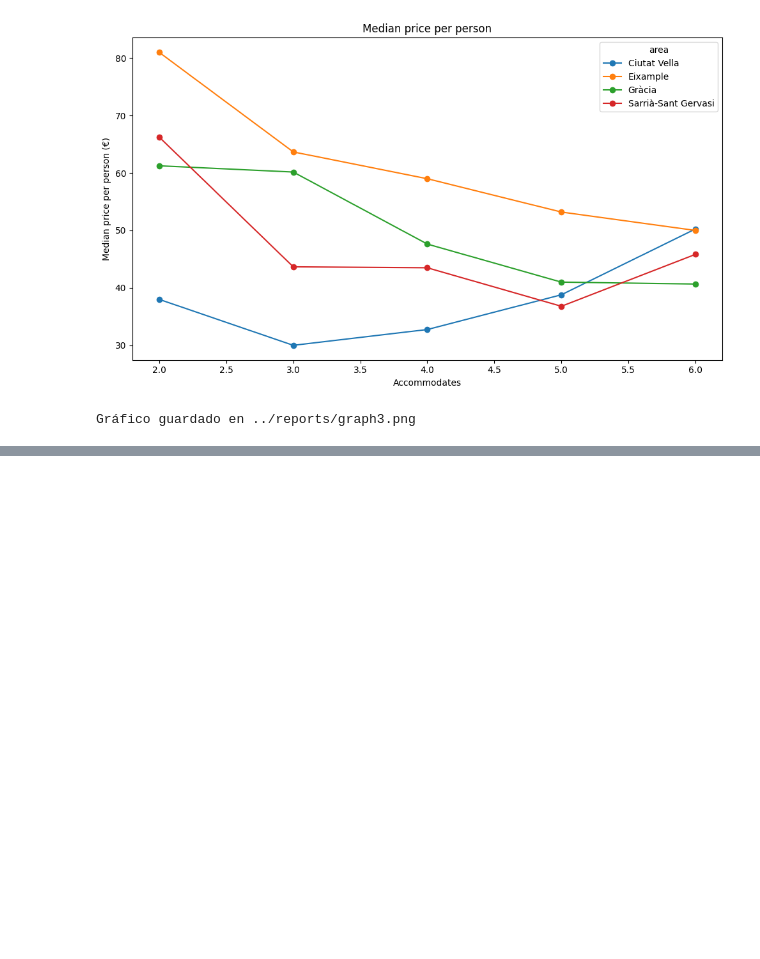
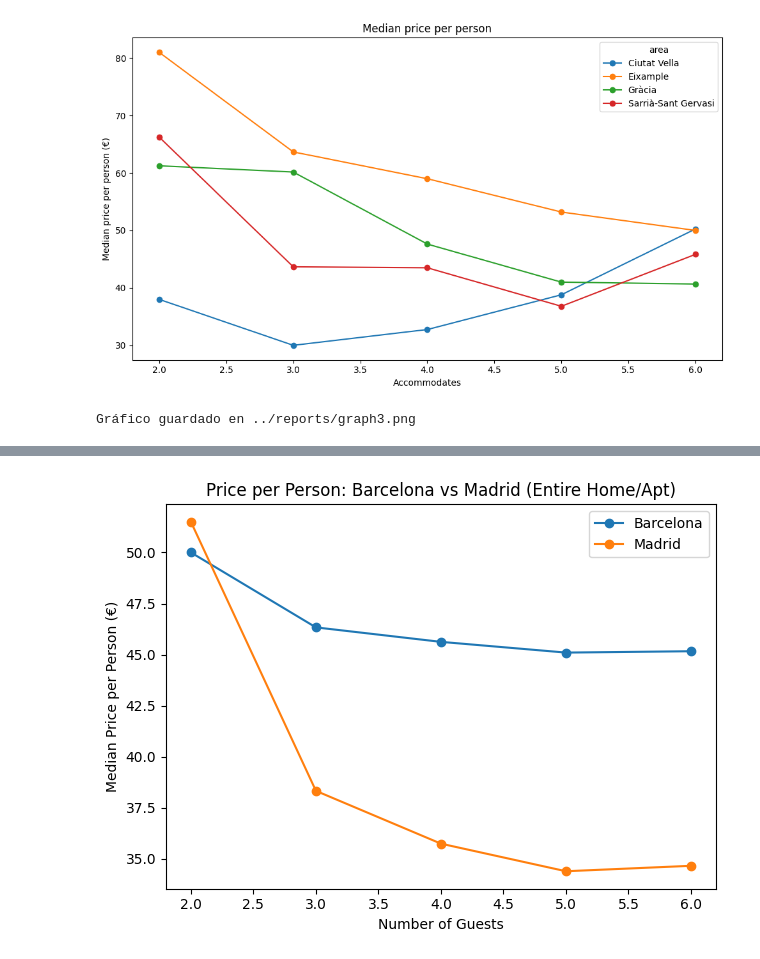
Before and after one commit to paucosta04-beep/banana, a Jupyter notebook: notebooks/part2.ipynb, the cells around one changed output, grey strips where cells are left out. Drawn from its saved outputs; the diff is of its cells as text; code cells hidden in the pictures; blank space fills up the shorter version.

```diff
--- a/notebooks/part2.ipynb
+++ b/notebooks/part2.ipynb
@@ -109,0 +54,5 @@ Dataset limpio guardado en ../data/processed/clean_bcn_listings.csv
+# %%
+# Limpieza adicional en el dataset de Madrid
+mad["minimum_nights"] = pd.to_numeric(mad["minimum_nights"], errors="coerce")
+# nos quedamos con estancias de hasta 60 noches
+mad = mad[mad["minimum_nights"] <= 60]
@@ -109,0 +70,44 @@ Dataset limpio guardado en ../data/processed/clean_bcn_listings.csv
+# %%
+areas_mad = ["Centro", "Salamanca", "Chamberí", "Retiro"]
+
+mad_query = (
+    "room_type == 'Entire home/apt' "
+    "& 1 < accommodates < 7 "
+    "& neighbourhood_group_cleansed in @areas_mad"
+)
+
+mad["price_person"] = mad["price"] / mad["accommodates"]
+# %%
+# Median price per person by number of guests
+bcn_summary = (
+    bcn.query(bcn_query)
+    .groupby("accommodates")["price_person"]
+    .median()
+    .reset_index(name="bcn_price_person")
+)
+
+mad_summary = (
+    mad.query(mad_query)
+    .groupby("accommodates")["price_person"]
+    .median()
+    .reset_index(name="mad_price_person")
+)
+
+summary = bcn_summary.merge(mad_summary, on="accommodates", how="inner")
+
+ax = summary.plot(
+    x="accommodates",
+    y=["bcn_price_person", "mad_price_person"],
+    marker="o",
+)
+
+ax.set_xlabel("Number of Guests")
+ax.set_ylabel("Median Price per Person (€)")
+ax.set_title("Price per Person: Barcelona vs Madrid (Entire Home/Apt)")
+ax.legend(["Barcelona", "Madrid"])
+
+plt.tight_layout()
+plt.savefig("../reports/graph3.png")
+plt.show()
+# %% [output]
+[figure, added]
```
Also changed, not shown: parts of 11 cells of this notebook, 3 other files.
